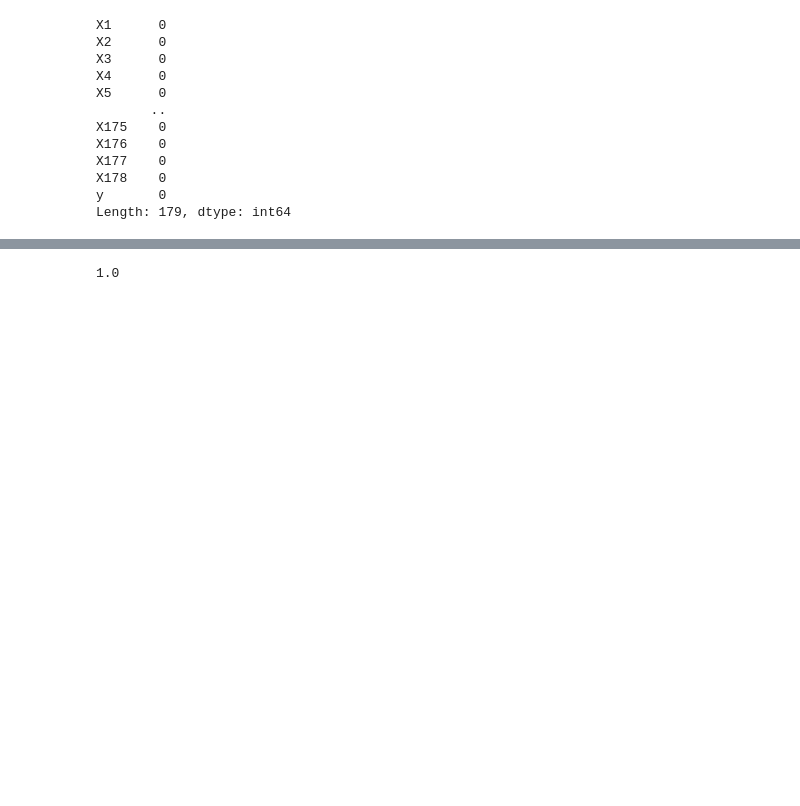
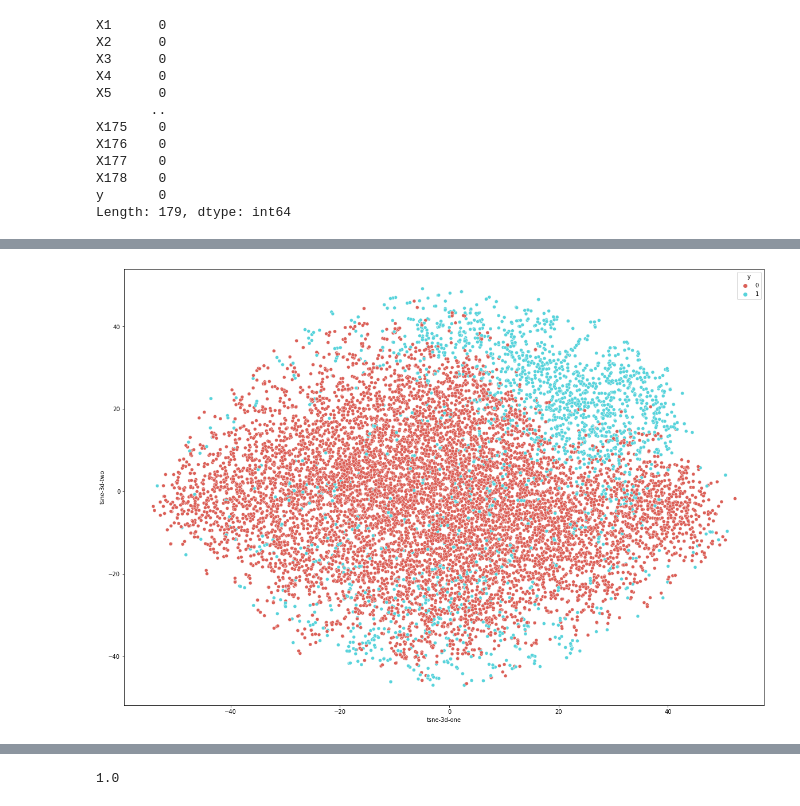
Before and after one commit to Le-Gris/Epileptic-Seizure-Recognition, a Jupyter notebook: EEG_Epilepsy.ipynb, the cells around one changed output, grey strips where cells are left out. Drawn from its saved outputs; the diff is of its cells as text; code cells hidden in the pictures; blank space fills up the shorter version.

```diff
--- a/EEG_Epilepsy.ipynb
+++ b/EEG_Epilepsy.ipynb
@@ -75,6 +93,11 @@ Length: 179, dtype: int64
 X = np.array(data.iloc[:,1:179])
 Y = np.array(data['y'])
 
-X = preprocessing.scale(X)
+X_train, X_test, y_train, y_test = train_test_split(X, Y, test_size=0.10)
 
-X_train, X_test, y_train, y_test = train_test_split(X, Y)
+#Add some noise to data for comparison with original dataset
+target_dims = (1, 178)
+X_train_noisy = X_train
+for index, vec in enumerate(X_train_noisy):
+  noise = np.random.rand(target_dims[0], target_dims[1])
+  vec = vec + noise
@@ -80,0 +110,22 @@ X_train, X_test, y_train, y_test = train_test_split(X, Y)
+# %%
+#Dimensionality reduction to visualize the data
+pca_x = PCA(n_components=50).fit_transform(X)
+tsne_results = TSNE(n_components=3).fit_transform(pca_x)
+# %%
+#Separate into axes
+data['tsne-3d-one'] = tsne_results[:,0]
+data['tsne-3d-two'] = tsne_results[:,1]
+data['tsne-3d-three'] = tsne_results[:,2]
+
+#Plot 2D scatter plot
+plot2 = plt.figure(figsize=(20,14))
+sns.scatterplot(
+    x="tsne-3d-one", y="tsne-3d-two",
+    hue="y",
+    palette=sns.color_palette("hls", 2),
+    data=data,
+    legend="full"
+)
+plot2.savefig('2d_scatter_bin.png')
+# %% [output]
+[figure, added]
```
Also changed, not shown: parts of 18 cells of this notebook.
